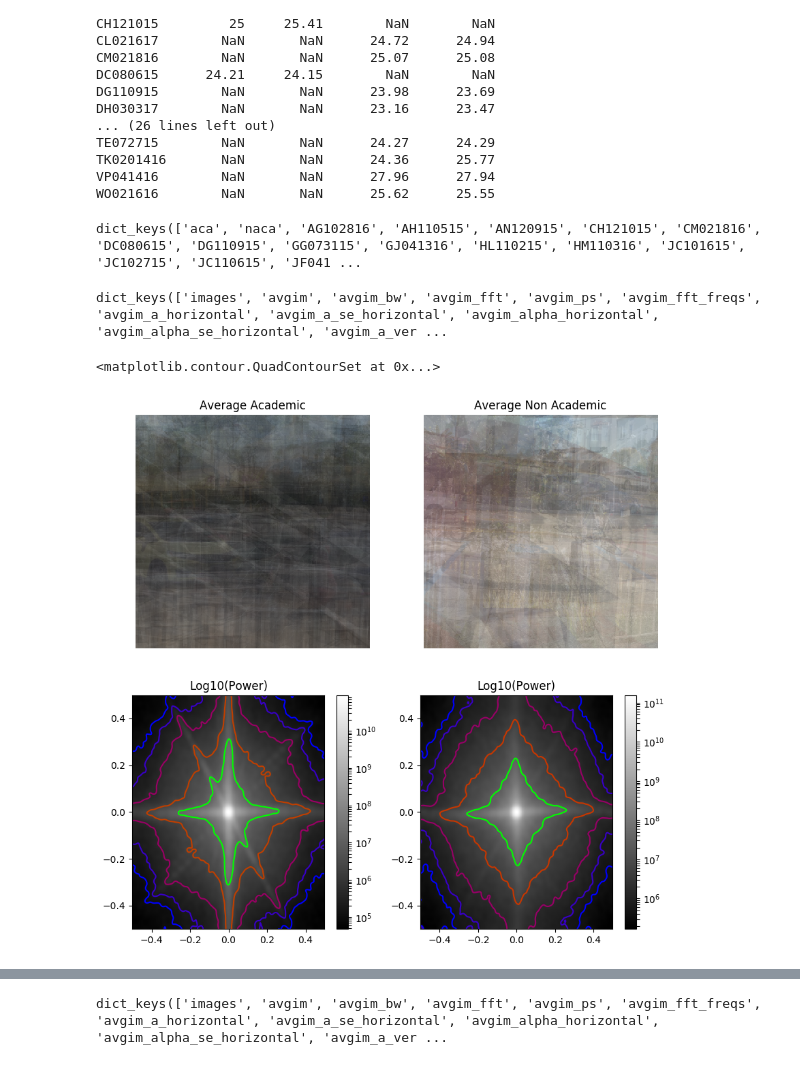
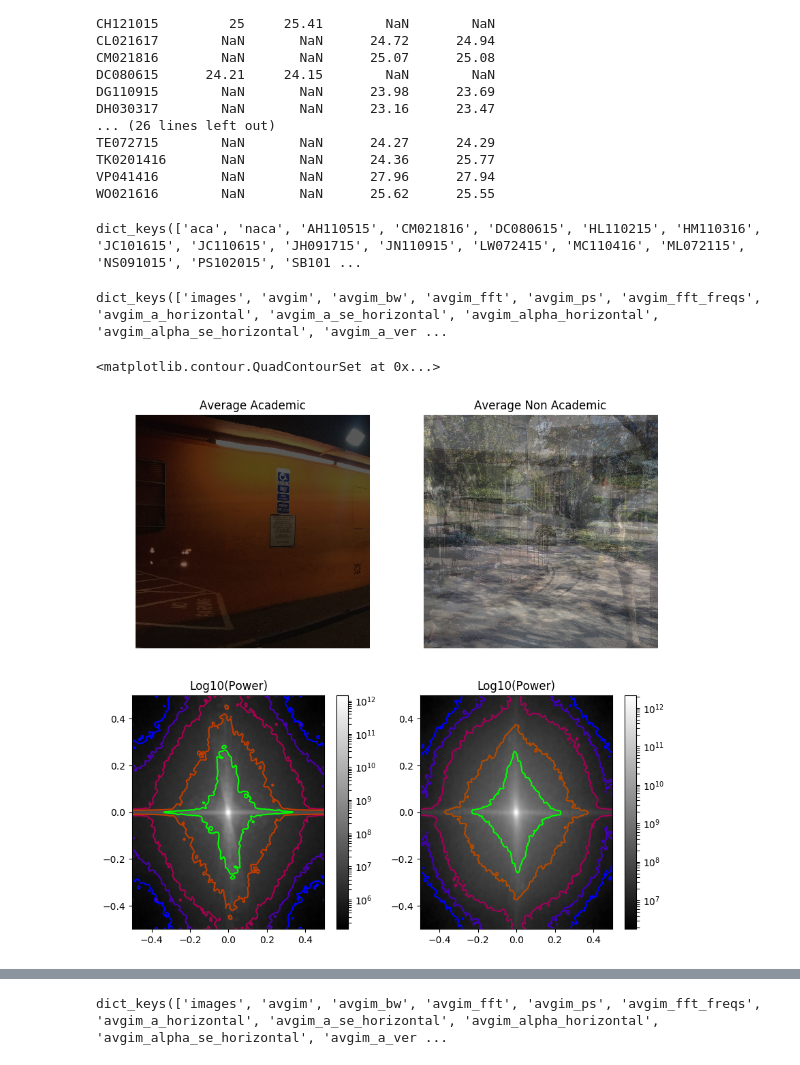
Before and after one commit to Akshugopi/myopiaNaturalScenes, a Jupyter notebook: myopiaNaturalScenes.ipynb, the cells around one changed output, grey strips where cells are left out. Drawn from its saved outputs; the diff is of its cells as text; code cells hidden in the pictures.

```diff
--- a/myopiaNaturalScenes.ipynb
+++ b/myopiaNaturalScenes.ipynb
@@ -16,7 +16,7 @@ import utils.readin_utils as readin
 # Settings for Analysis
 
 # settings for exlusion
-minimum_dim = 500
+minimum_dim = 1000
 
 # settings for contour plots
 c_cmap = 'brg' # colormap for contour plots
@@ -115,31 +116,41 @@ def cropims(ims, crop_h, crop_w, area, lr_replicates=False):
         h_im_h = np.int(im_h / 2) # half image height
         h_im_w = np.int(im_w / 2) # half image width
 
-
-        #check to see if using replicates even makes sense
+        #check to see if we have large enough images to crop
         if(im_w < 2*crop_w):
             lr_replicates=False
 
         if(area=='middle'):
-            newim = im[h_im_h - h_crop_h:h_im_h + h_crop_h, # crop height
-                       h_im_w - h_crop_w:h_im_w + h_crop_w, # crop width
+            newim = im[h_im_h - h_crop_h:h_im_h + h_crop_h+1, # crop height
+                       h_im_w - h_crop_w:h_im_w + h_crop_w+1, # crop width
                        :]
+            if(np.shape(newim)[0]==0):
+                print(h_im_h)
+                print(h_crop_h)
+                print(np.shape(im))
+            #print('mid{}'.format(np.shape(newim)))
             newims.append(newim)
             #also add replicates
             if(lr_replicates):
-                l_newim = im[h_im_h - h_crop_h:h_im_h + h_crop_h, # crop height
+                l_newim = im[h_im_h - h_crop_h:h_im_h + h_crop_h+1, # crop height
                            0:crop_w, # crop width
                            :]
-                r_newim = im[h_im_h - h_crop_h:h_im_h + h_crop_h, # crop height
+                r_newim = im[h_im_h - h_crop_h:h_im_h + h_crop_h+1, # crop height
                            im_w-crop_w:im_w, # crop width
                            :]
+
                 newims.append(l_newim)
                 newims.append(r_newim)
+                #print('left_mid{}'.format(np.shape(l_newim)))
+                #print('right_mid{}'.format(np.shape(r_newim)))
+
 
         elif(area=='top'):
             newim = im[0:crop_h, # crop height
-                       h_im_w - h_crop_w:h_im_w + h_crop_w, # crop width
+                       h_im_w - h_crop_w-1:h_im_w + h_crop_w, # crop width
                        :]
+            #print('top{}'.format(np.shape(newim)))
+
             newims.append(newim)
             #also add replicates
             if(lr_replicates):
@@ -151,12 +162,16 @@ def cropims(ims, crop_h, crop_w, area, lr_replicates=False):
                            :]
                 newims.append(l_newim)
                 newims.append(r_newim)
+                #print('left_top{}'.format(np.shape(l_newim)))
+                #print('right_top{}'.format(np.shape(r_newim)))
 
 
         elif(area=='bottom'):
             newim = im[im_h - crop_h:im_h, # crop height
-                       h_im_w - h_crop_w:h_im_w + h_crop_w, # crop width
+                       h_im_w - h_crop_w-1:h_im_w + h_crop_w, # crop width
                        :]
+            #print('but{}'.format(np.shape(newim)))
+
             newims.append(newim)
             #also add replicates
             if(lr_replicates):
@@ -166,15 +181,19 @@ def cropims(ims, crop_h, crop_w, area, lr_replicates=False):
                 r_newim = im[im_h - crop_h:im_h, # crop height
                            im_w-crop_w:im_w, # crop width
                            :]
+
                 newims.append(l_newim)
                 newims.append(r_newim)
+                #print('left_but{}'.format(np.shape(l_newim)))
+                #print('right_but{}'.format(np.shape(r_newim)))
+
         else:
             raise ValueError('area not well specified!')
 
     return(newims)
 
 def avgims(ims):
-    ims_arr = np.asarray(ims)
+    ims_arr = np.array(ims)
     # average images  - first index must be list of images
     avg = np.zeros_like(ims_arr[0])
     # print(np.shape(avg))
@@ -331,6 +350,8 @@ def analyze_imset(set_ims,min_dim,dictloc):
                           crop_w=min_dim,
                           area=loc,
                           lr_replicates = True)
+        #for c in cropped:
+        #    print(np.shape(c))
         dictloc[loc]['images'] = cropped
 
         # calculate average image
@@ -419,37 +440,37 @@ for i, sub in enumerate(subjects):
 # %%
 print(ddict.keys())
 # %% [output]
-dict_keys(['aca', 'naca', 'AG102816', 'AH110515', 'AN120915', 'CH121015', 'CM021816', 'DC080615', 'DG110915', 'GG073115', 'GJ041316', 'HL110215', 'HM110316', 'JC101615', 'JC102715', 'JC110615', 'JF041 ...
+dict_keys(['aca', 'naca', 'AH110515', 'CM021816', 'DC080615', 'HL110215', 'HM110316', 'JC101615', 'JC110615', 'JH091715', 'JN110915', 'LW072415', 'MC110416', 'ML072115', 'NS091015', 'PS102015', 'SB101 ...
 # %%
 #plot a few example images
 
-sample_sub = 'AH110515'
+sample_sub = 'HL110215'
 sample_loc = 'middle'
 
 print(ddict[sample_sub]['aca'][sample_loc].keys())
 
 plt.figure(figsize=(10,10))
 
 plt.subplot(2, 2, 1, title="Average Academic")
 implot(ddict[sample_sub]['aca'][sample_loc]['avgim'])
 
 
 plt.subplot(2, 2, 2, title="Average Non Academic")
 implot(ddict[sample_sub]['naca'][sample_loc]['avgim'])
 
 plt.subplot(2, 2, 3, title='Log10(Power)')
 contour_plotter(ps = ddict[sample_sub]['aca'][sample_loc]['avgim_ps'],
                 fqs = ddict[sample_sub]['aca'][sample_loc]['avgim_fft_freqs'],
                 bar=True)
 
 plt.subplot(2, 2, 4, title='Log10(Power)')
 contour_plotter(ps = ddict[sample_sub]['naca'][sample_loc]['avgim_ps'],
                 fqs = ddict[sample_sub]['naca'][sample_loc]['avgim_fft_freqs'],
                 bar=True)
 # %% [output]
 dict_keys(['images', 'avgim', 'avgim_bw', 'avgim_fft', 'avgim_ps', 'avgim_fft_freqs', 'avgim_a_horizontal', 'avgim_a_se_horizontal', 'avgim_alpha_horizontal', 'avgim_alpha_se_horizontal', 'avgim_a_ver ...
 <matplotlib.contour.QuadContourSet at 0x...>
-[figure, old version]
+[figure, new version]
 # %%
 #plot the average for top middle and bottom comparing academic and non-academic
 
```
Also changed, not shown: parts of 13 cells of this notebook.
